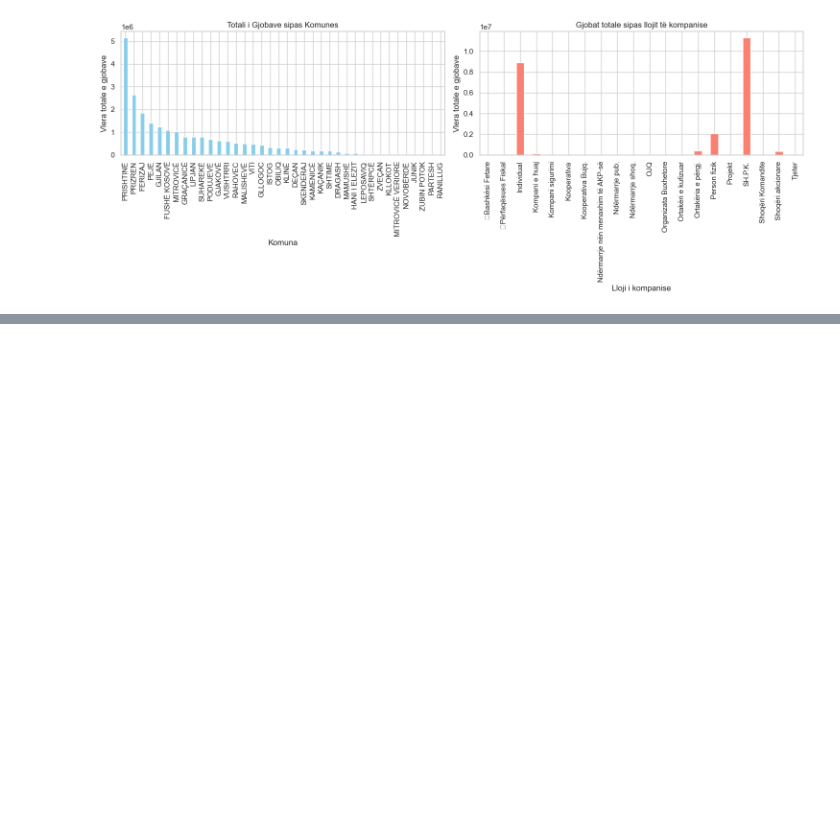
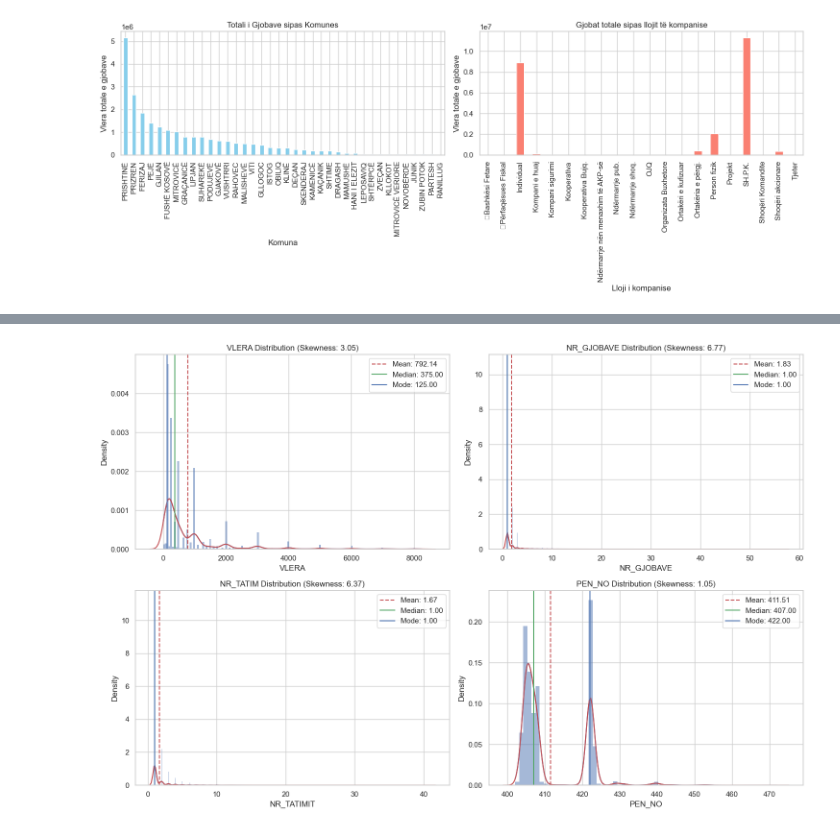
Before and after one commit to festinaqorrolli/Vleresimi-i-gjobave-te-leshuara-nga-ATK, a Jupyter notebook: data-preprocessing/main.ipynb, the cells around one changed output, grey strips where cells are left out. Cells and saved outputs as stored; diff of their text form; code cells hidden in the pictures; blank space fills up the shorter version.

Commit message:
adresimi i shtemberimit te te dhenave dhe rregullimi i  errorave

```diff
--- a/data-preprocessing/main.ipynb
+++ b/data-preprocessing/main.ipynb
@@ -519,3 +515,46 @@ PCA Rezultati:
  [-667.12884305   11.14271165]
  [-292.14483051   -4.21381197]
  [-542.1288044    11.04846054]]
+# %%
+#Adresimi i shtremberimit te te dhenave
+skewness_data = data_cleaned[['VLERA', 'NR_GJOBAVE', 'NR_TATIMIT', 'PEN_NO']]
+
+
+# Llogaritja e anshmërisë për variablat e specifikuar
+skewness_values = skewness_data.skew()
+skewness_values
+
+# Funksioni për të hartuar shpërndarjen dhe shtoni një rresht për anim
+def plot_distribution_with_skewness(series, ax, title):
+    sns.histplot(series, kde=True, stat="density", linewidth=0, ax=ax)
+    sns.kdeplot(series, color="r", ax=ax)
+
+    # Skewness
+    skewness = series.skew()
+
+    # Mean, Median, Mode
+    mean = series.mean()
+    median = series.median()
+    mode = series.mode().values[0]
+
+    # Plot mean, median, mode
+    ax.axvline(mean, color='r', linestyle='--', label=f'Mean: {mean:.2f}')
+    ax.axvline(median, color='g', linestyle='-', label=f'Median: {median:.2f}')
+    ax.axvline(mode, color='b', linestyle='-', label=f'Mode: {mode:.2f}')
+
+    ax.legend()
+    ax.set_title(f'{title} (Skewness: {skewness:.2f})')
+
+# Krijimi i nënplotesave për secilën variabël
+fig, axes = plt.subplots(2, 2, figsize=(15, 10))
+
+# Komplotimi i çdo shpërndarjeje me vijën e shtrembërimit
+plot_distribution_with_skewness(skewness_data['VLERA'], axes[0, 0], "VLERA Distribution")
+plot_distribution_with_skewness(skewness_data['NR_GJOBAVE'], axes[0, 1], "NR_GJOBAVE Distribution")
+plot_distribution_with_skewness(skewness_data['NR_TATIMIT'], axes[1, 0], "NR_TATIM Distribution")
+plot_distribution_with_skewness(skewness_data['PEN_NO'], axes[1, 1], "PEN_NO Distribution")
+
+plt.tight_layout()
+plt.show()
+# %% [output]
+[figure, added]
```
Also changed, not shown: parts of 4 cells of this notebook.
